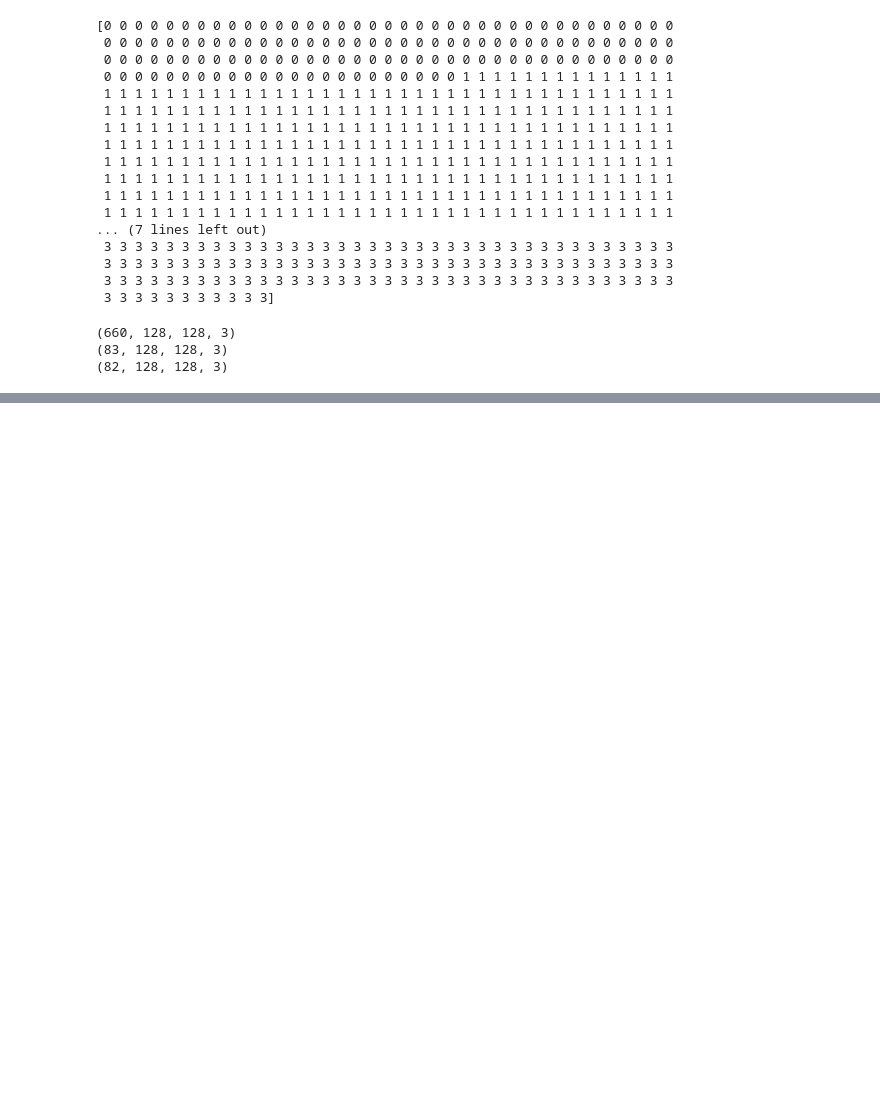
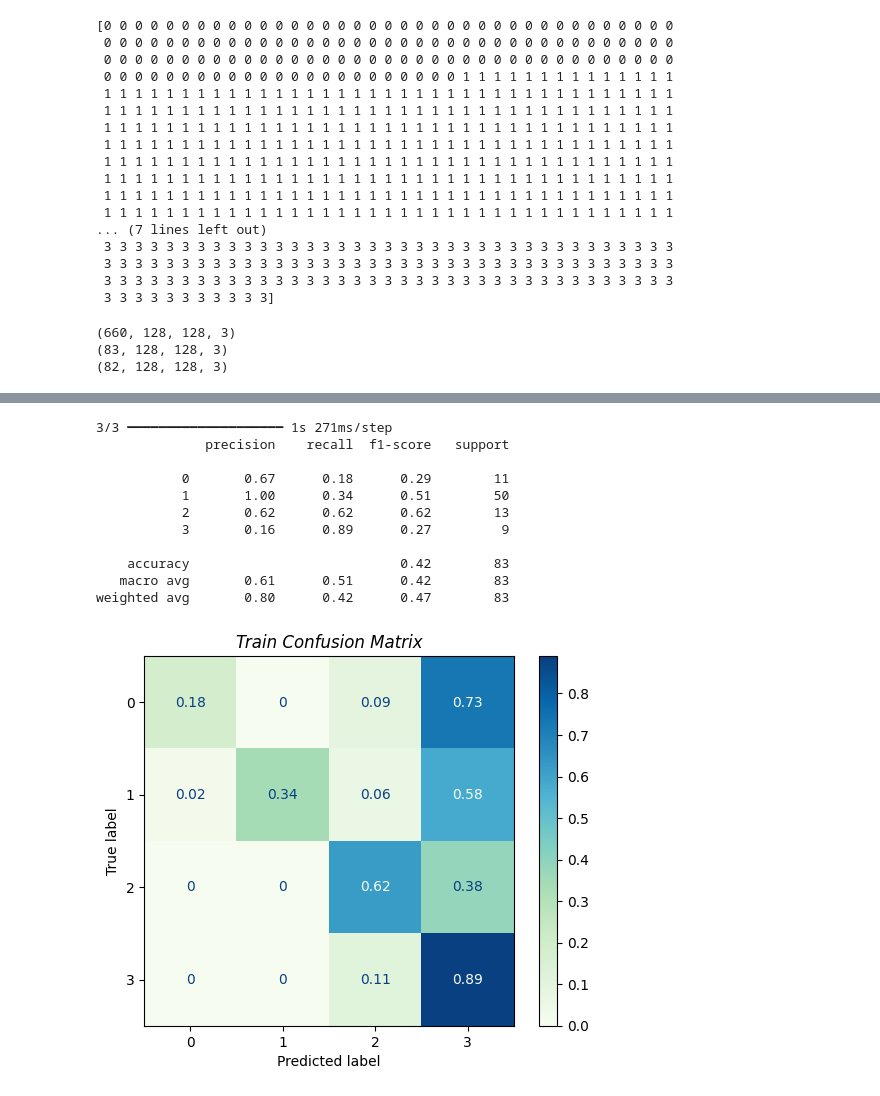
Before and after one commit to Snrbsk/btk-manisa-yapayZeka, a Jupyter notebook: day-9/CNN.ipynb, the cells around one changed output, grey strips where cells are left out. Drawn from its saved outputs; the diff is of its cells as text; code cells hidden in the pictures; blank space fills up the shorter version.

```diff
--- a/day-9/CNN.ipynb
+++ b/day-9/CNN.ipynb
@@ -75,0 +154,26 @@ print(XVal.shape)
+# %%
+from sklearn.metrics import classification_report, confusion_matrix, ConfusionMatrixDisplay
+import matplotlib.pyplot as plt
+import numpy as np
+yTestPred = model.predict(XTest)
+yTestPred = np.argmax(yTestPred, axis=1)
+yTest = np.asarray(yTest)
+print(classification_report(yTest, yTestPred))
+cm = confusion_matrix(yTest, yTestPred, normalize="true").round(2)
+disp = ConfusionMatrixDisplay(confusion_matrix=cm)
+disp = disp.plot(cmap = plt.cm.GnBu, values_format='g')
+plt.title(f"Train Confusion Matrix", style='italic')
+plt.show()
+# %% [output]
+3/3 ━━━━━━━━━━━━━━━━━━━━ 1s 271ms/step
+              precision    recall  f1-score   support
+
+           0       0.67      0.18      0.29        11
+           1       1.00      0.34      0.51        50
+           2       0.62      0.62      0.62        13
+           3       0.16      0.89      0.27         9
+
+    accuracy                           0.42        83
+   macro avg       0.61      0.51      0.42        83
+weighted avg       0.80      0.42      0.47        83
+[figure, added]
```
Also changed, not shown: parts of 2 cells of this notebook.
